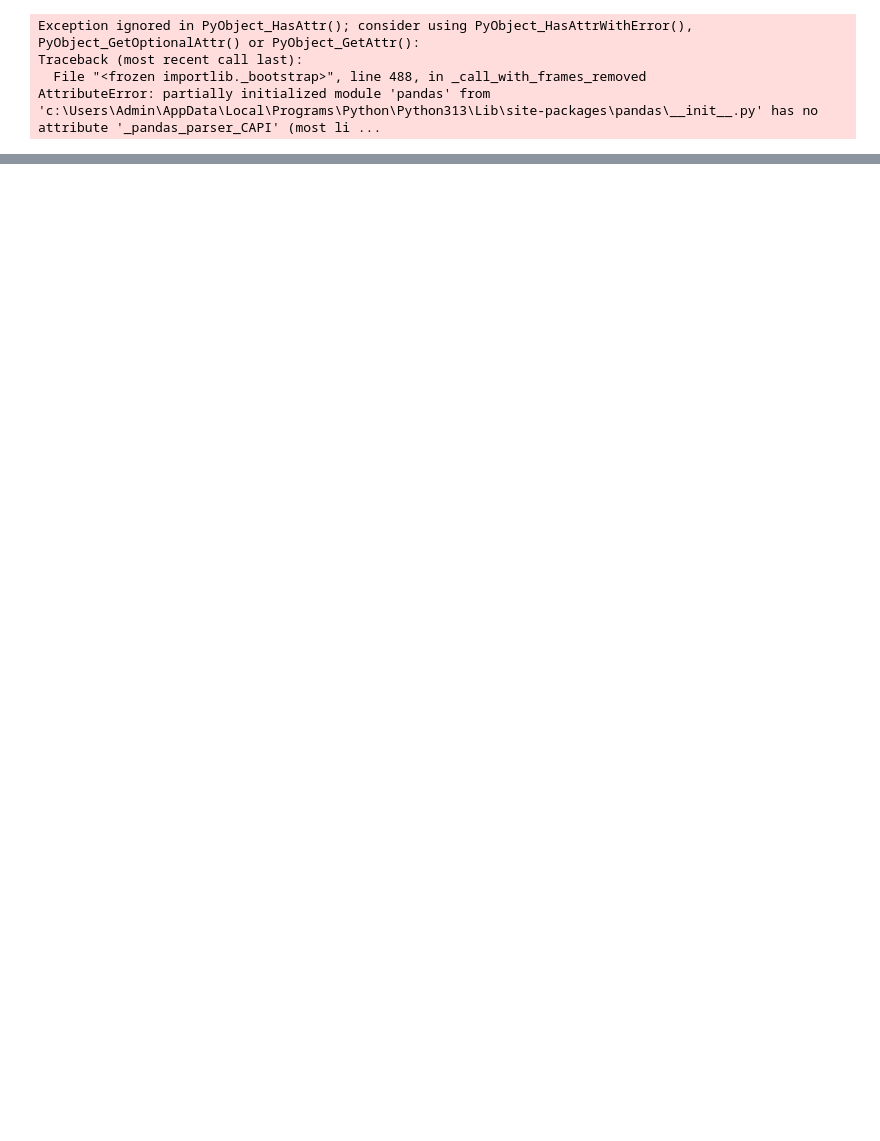
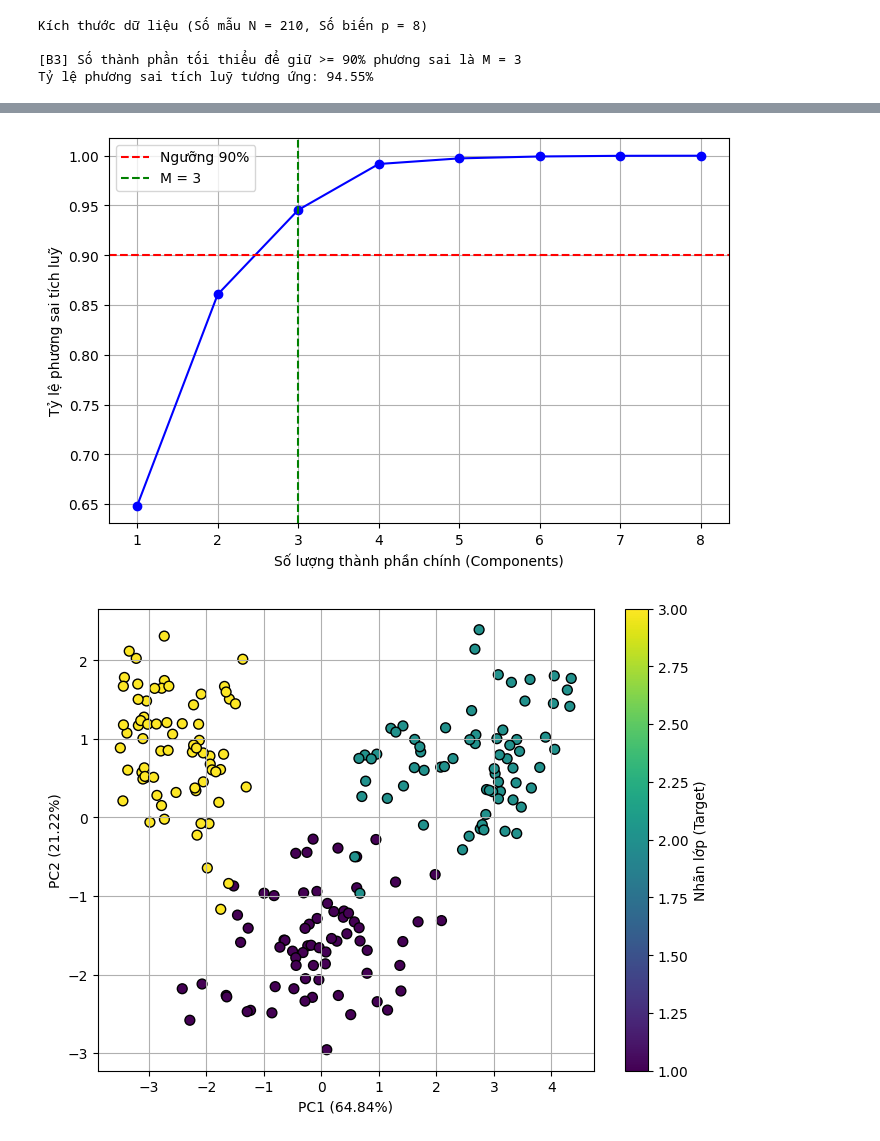
Before and after one commit to quan534/MAI_Assignment, a Jupyter notebook: Assignment_3_B.ipynb, the cells around one changed output, grey strips where cells are left out. Drawn from its saved outputs; the diff is of its cells as text; code cells hidden in the pictures; blank space fills up the shorter version.

Commit message:
Sửa phần B

```diff
--- a/Assignment_3_B.ipynb
+++ b/Assignment_3_B.ipynb
@@ -27,15 +25,8 @@ from sklearn.decomposition import PCA
 from sklearn.preprocessing import StandardScaler
 from sklearn.datasets import load_iris
 
-# 1. Chuẩn bị dữ liệu mẫu (Thay thế dòng này bằng tập dữ liệu của bạn, ví dụ: X = df.values)
-df = pd.read_csv("seeds/seeds_dataset.txt", sep=r"\s+", header=None)
-df.columns = [
-    "area", "perimeter", "compactness",
-    "kernel_length", "kernel_width",
-    "asymmetry_coefficient", "groove_length",
-    "class"
-]
-X = df
+
+X = df_scaled.to_numpy()
 # Chuẩn hoá dữ liệu (Trừ trung bình và chia cho độ lệch chuẩn)
 scaler = StandardScaler()
 X_scaled = scaler.fit_transform(X)
@@ -82,7 +73,7 @@ plt.grid(True)
 plt.colorbar(label='Nhãn lớp (Target)')
 plt.show()
 # %% [output]
-Exception ignored in PyObject_HasAttr(); consider using PyObject_HasAttrWithError(), PyObject_GetOptionalAttr() or PyObject_GetAttr():
-Traceback (most recent call last):
-  File "<frozen importlib._bootstrap>", line 488, in _call_with_frames_removed
-AttributeError: partially initialized module 'pandas' from 'c:\Users\Admin\AppData\Local\Programs\Python\Python313\Lib\site-packages\pandas\__init__.py' has no attribute '_pandas_parser_CAPI' (most li ...
+Kích thước dữ liệu (Số mẫu N = 210, Số biến p = 8)
+
+[B3] Số thành phần tối thiểu để giữ >= 90% phương sai là M = 3
+Tỷ lệ phương sai tích luỹ tương ứng: 94.55%
@@ -90,3 +80,5 @@ AttributeError: partially initialized module 'pandas' from 'c:\Users\Admin\AppDa
+[figure, added]
+[figure, added]
 # %%
 import numpy as np
 import pandas as pd
```
Also changed, not shown: parts of 3 cells of this notebook, 1 other file.
